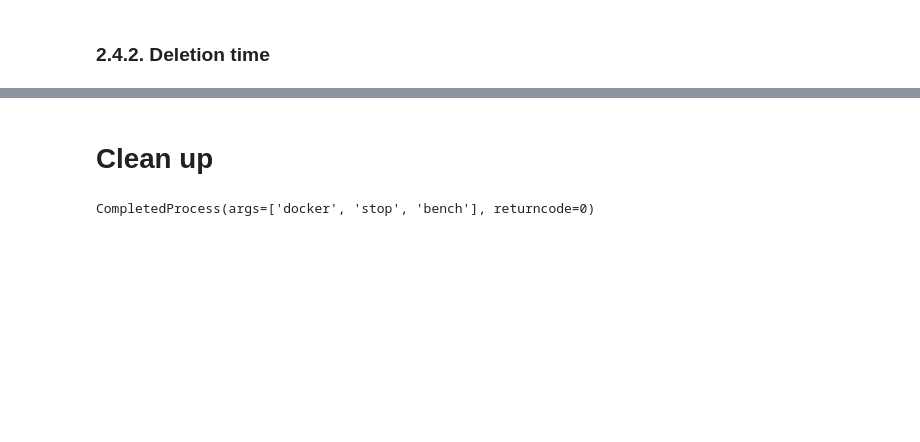
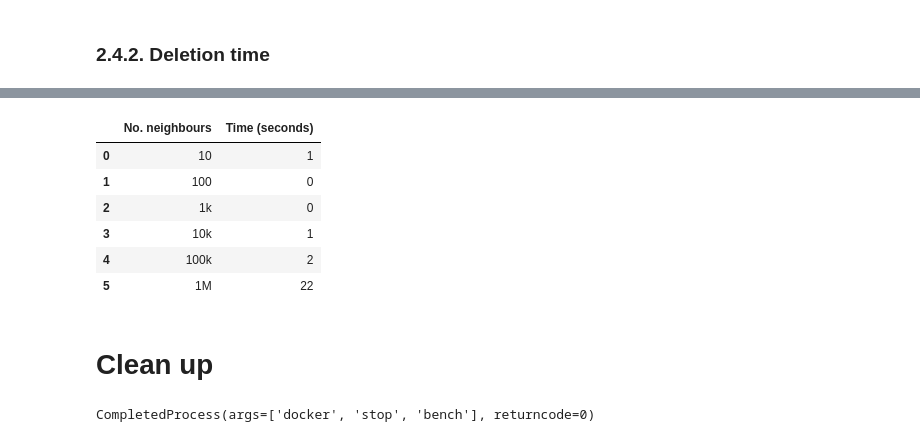
Before and after one commit to iqbal-lab-org/neo4j_benchmark, a Jupyter notebook: basic_operations.ipynb, the cells around one changed output, grey strips where cells are left out. Cells and saved outputs as stored; diff of their text form; code cells hidden in the pictures; blank space fills up the shorter version.

```diff
--- a/basic_operations.ipynb
+++ b/basic_operations.ipynb
@@ -265,3 +279,21 @@ df
+# %%
+a, b = np.polyfit(x, y, 1)
+big_x = [10 ** p for p in range(5, 7)]
+big_y = [a * bx + b for bx in big_x]
+
+df = pd.DataFrame({
+    'No. neighbours': [millify(t) for t in (list(x) + big_x)],
+    'Time (seconds)': [millify(z) for z in (list(y) + big_y)],
+})
+df
+# %% [output]
+|  | No. neighbours | Time (seconds) |
+| 0 | 10 | 1 |
+| 1 | 100 | 0 |
+| 2 | 1k | 0 |
+| 3 | 10k | 1 |
+| 4 | 100k | 2 |
+| 5 | 1M | 22 |
 # %% [markdown]
 # Clean up
 # %%
```
Also changed, not shown: parts of 9 cells of this notebook.
